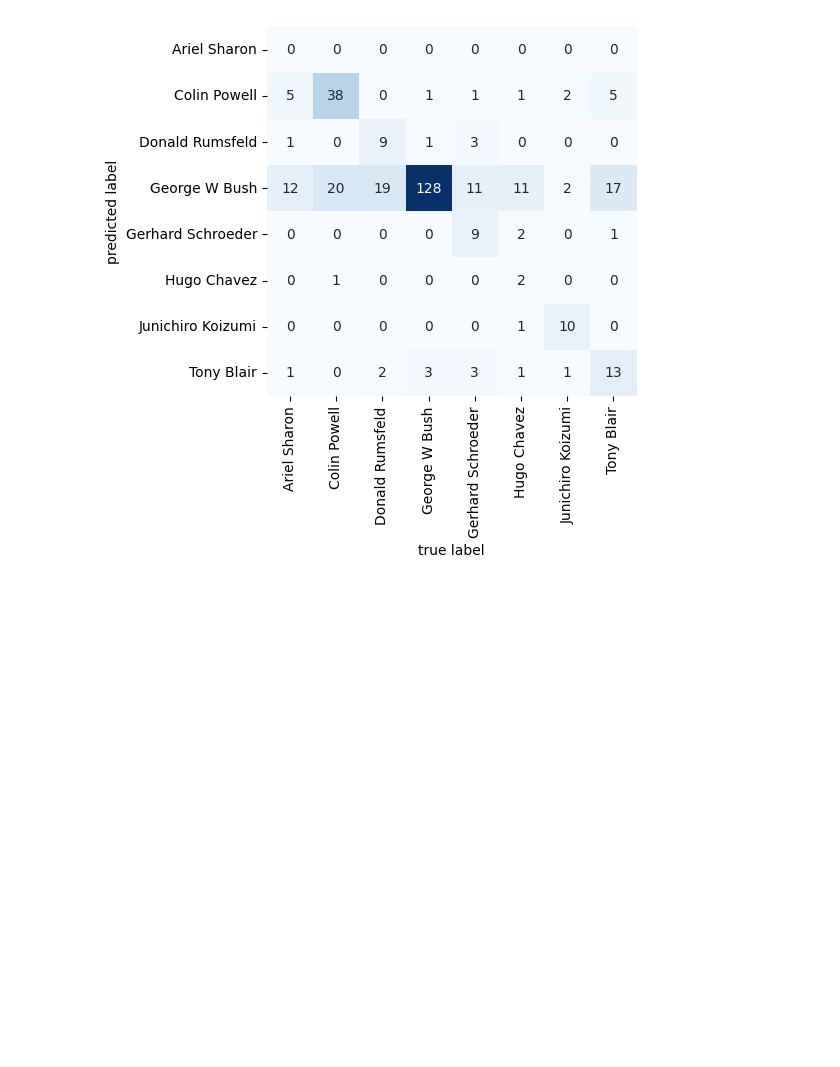
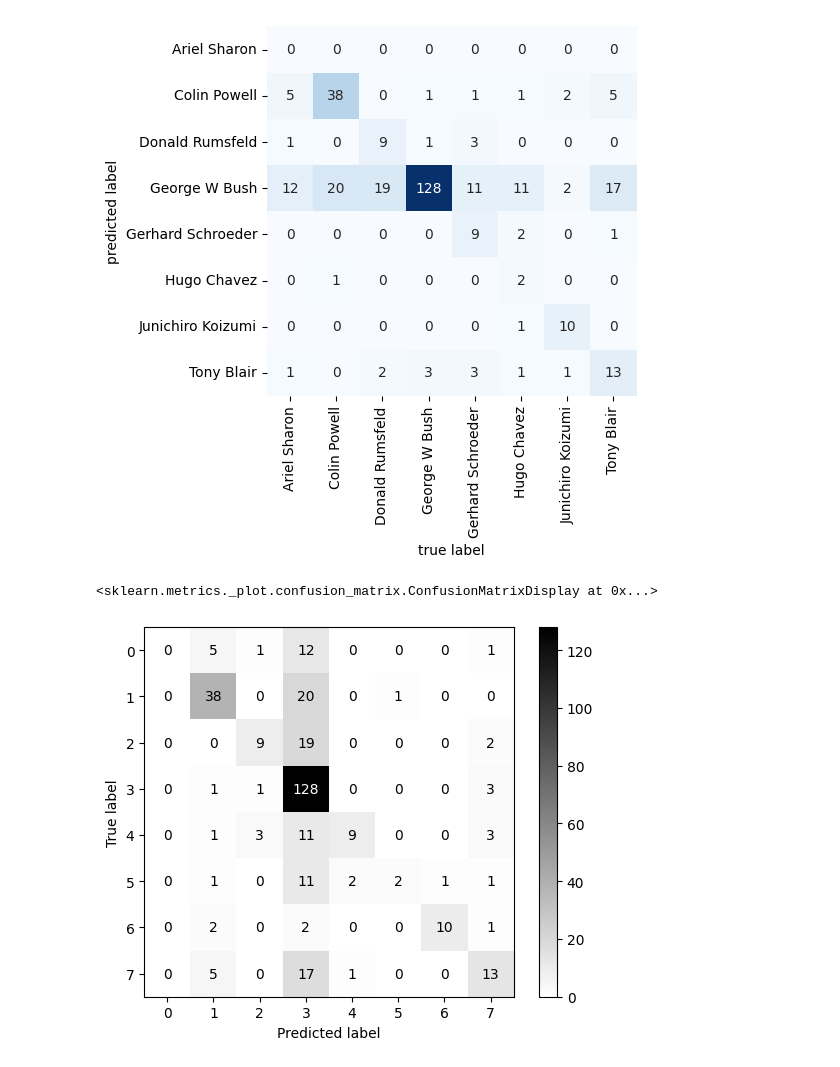
Before and after one commit to chanheeYun/AIProgramming, a Jupyter notebook: Practice/05/5_2_Random Forest - 안면인식_파이프라인.ipynb, the cells around one changed output. Saved outputs shown, nothing was run; the diff lists cells and outputs as text; code cells hidden in the pictures; blank space fills up the shorter version.

```diff
--- a/Practice/05/5_2_Random Forest - 안면인식_파이프라인.ipynb
+++ b/Practice/05/5_2_Random Forest - 안면인식_파이프라인.ipynb
@@ -196,3 +197,8 @@ plt.xlabel('true label')
 plt.ylabel('predicted label');
 # %% [output]
 [figure]
+# %%
+ConfusionMatrixDisplay(mat).plot(cmap='binary')
+# %% [output]
+<sklearn.metrics._plot.confusion_matrix.ConfusionMatrixDisplay at 0x...>
+[figure, added]
```
Also changed, not shown: parts of 2 cells of this notebook.
